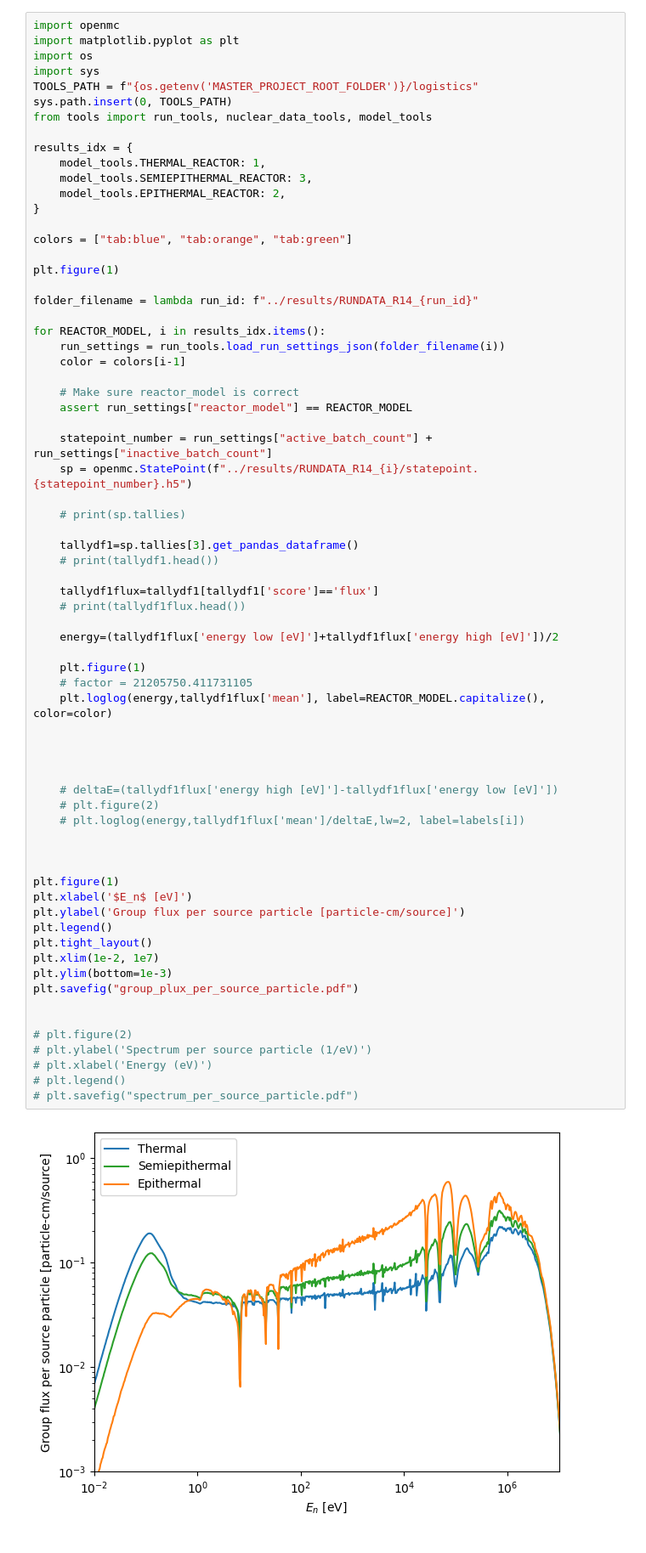
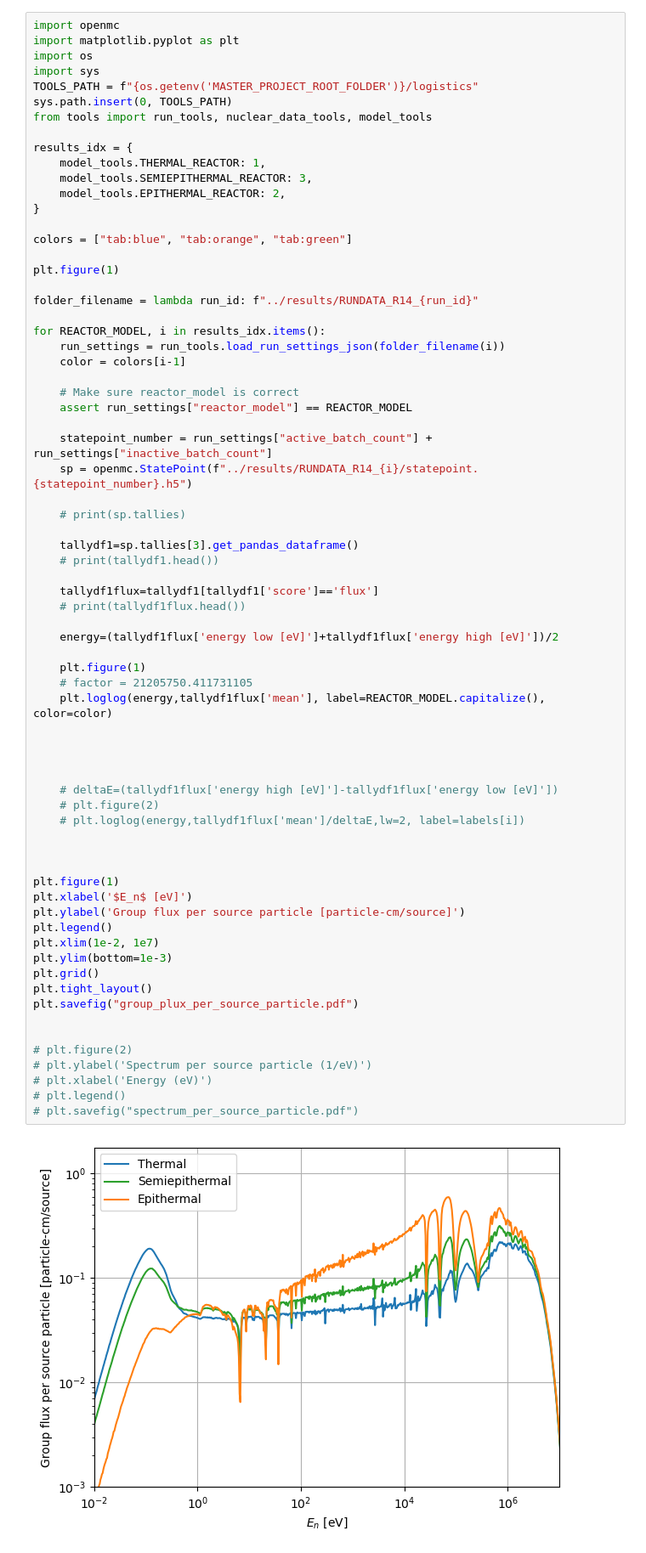
Before and after one commit to Kladdy/master-project, a Jupyter notebook: analysis/runs/R14/plotting/plot_flux.ipynb, the cells around one changed output. Shown at 85% size. Saved outputs shown, nothing was run; the diff lists cells and outputs as text.

```diff
--- a/analysis/runs/R14/plotting/plot_flux.ipynb
+++ b/analysis/runs/R14/plotting/plot_flux.ipynb
@@ -40,32 +40,33 @@ for REACTOR_MODEL, i in results_idx.items():
     energy=(tallydf1flux['energy low [eV]']+tallydf1flux['energy high [eV]'])/2
 
     plt.figure(1)
     # factor = 21205750.411731105
     plt.loglog(energy,tallydf1flux['mean'], label=REACTOR_MODEL.capitalize(), color=color)
 
 
 
 
     # deltaE=(tallydf1flux['energy high [eV]']-tallydf1flux['energy low [eV]'])
     # plt.figure(2)
     # plt.loglog(energy,tallydf1flux['mean']/deltaE,lw=2, label=labels[i])
 
 
 
 plt.figure(1)
 plt.xlabel('$E_n$ [eV]')
 plt.ylabel('Group flux per source particle [particle-cm/source]')
 plt.legend()
-plt.tight_layout()
 plt.xlim(1e-2, 1e7)
 plt.ylim(bottom=1e-3)
+plt.grid()
+plt.tight_layout()
 plt.savefig("group_plux_per_source_particle.pdf")
 
 
 # plt.figure(2)
 # plt.ylabel('Spectrum per source particle (1/eV)')
 # plt.xlabel('Energy (eV)')
 # plt.legend()
 # plt.savefig("spectrum_per_source_particle.pdf")
 # %% [output]
-[figure, old version]
+[figure, new version]
```
Also changed, not shown: 11 other files.
